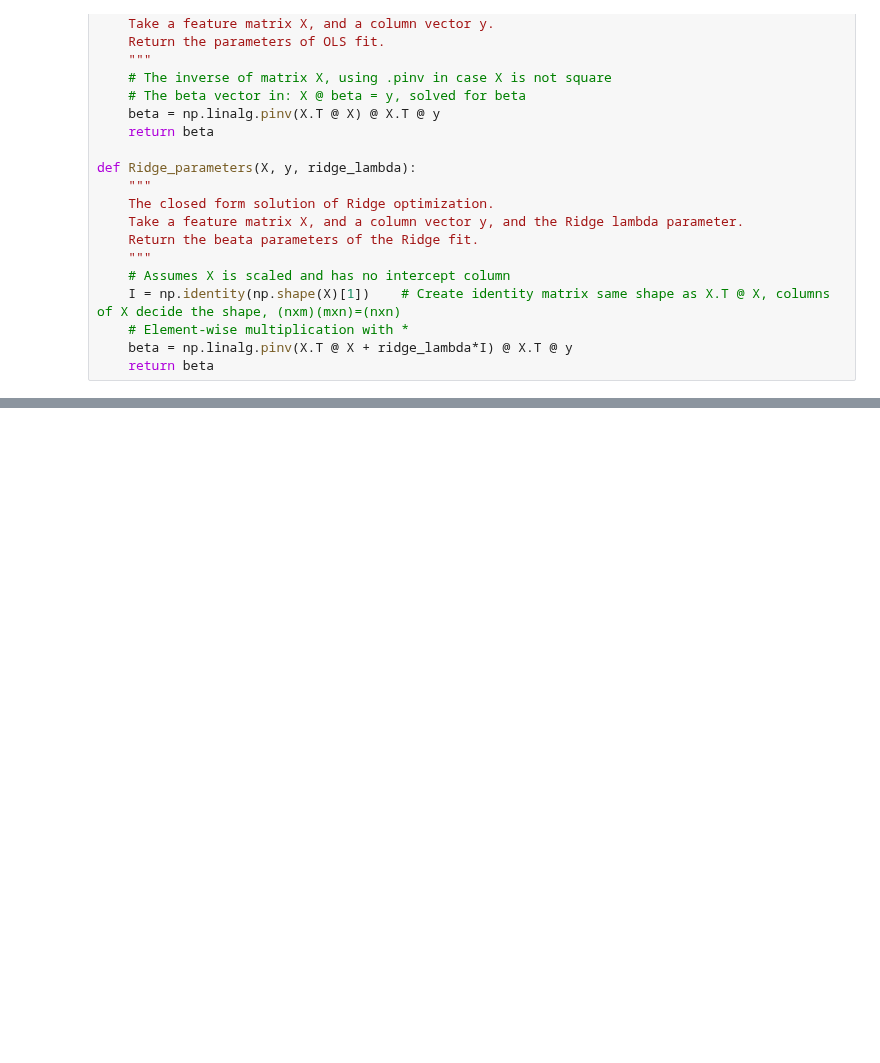
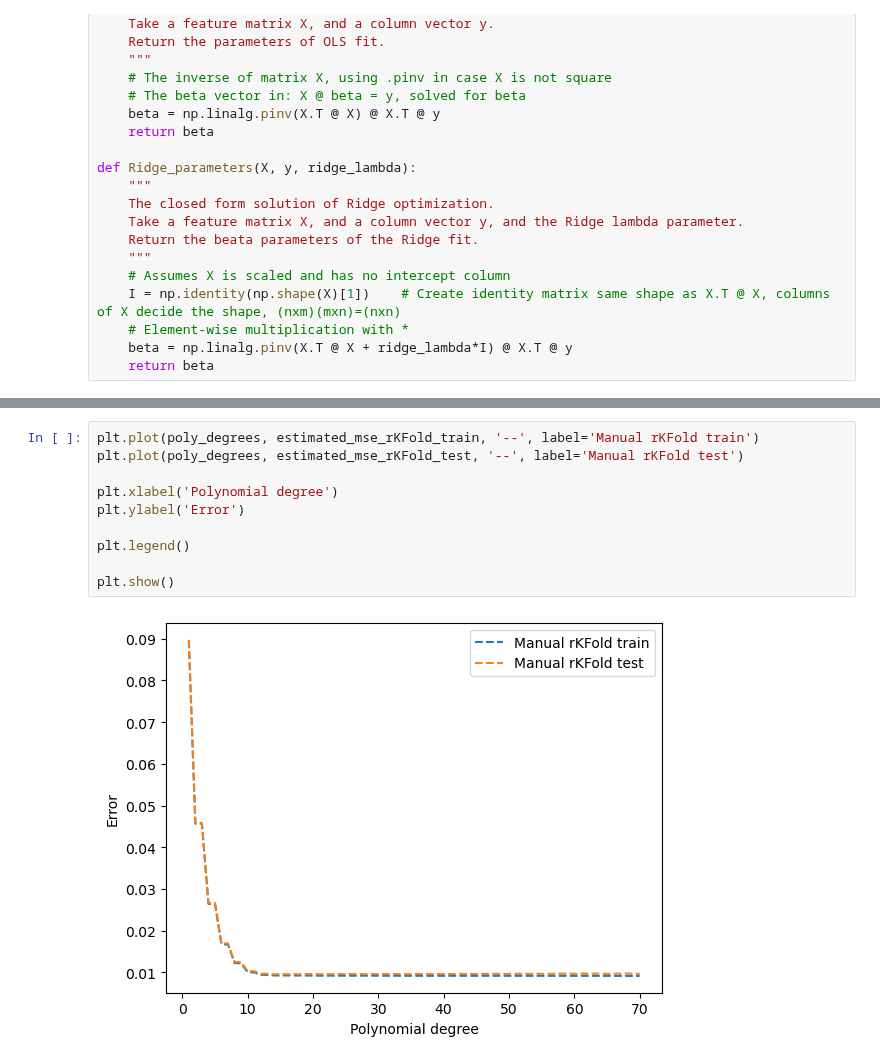
Before and after one commit to Waerstad/4155-Project-1, a Jupyter notebook: Code/bias_var_tradeoff_bootstrap_cv_Ridge_train_test.ipynb, the cells around one changed output, grey strips where cells are left out. Drawn from its saved outputs; the diff is of its cells as text; blank space fills up the shorter version.

```diff
--- a/Code/bias_var_tradeoff_bootstrap_cv_Ridge_train_test.ipynb
+++ b/Code/bias_var_tradeoff_bootstrap_cv_Ridge_train_test.ipynb
@@ -232,0 +247,12 @@ plt.show()
+# %%
+plt.plot(poly_degrees, estimated_mse_rKFold_train, '--', label='Manual rKFold train')
+plt.plot(poly_degrees, estimated_mse_rKFold_test, '--', label='Manual rKFold test')
+
+plt.xlabel('Polynomial degree')
+plt.ylabel('Error')
+
+plt.legend()
+
+plt.show()
+# %% [output]
+[figure, added]
```
Also changed, not shown: parts of 3 cells of this notebook.
